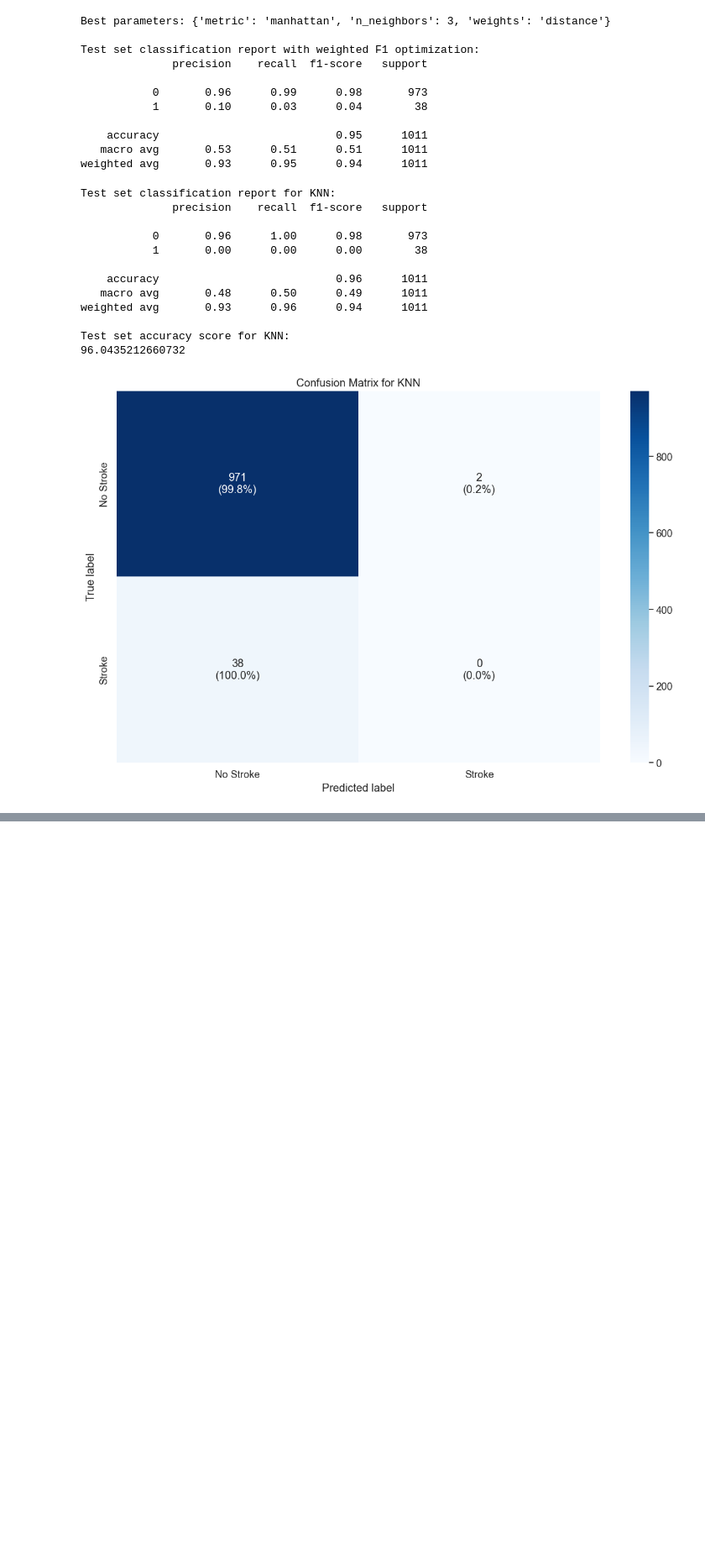
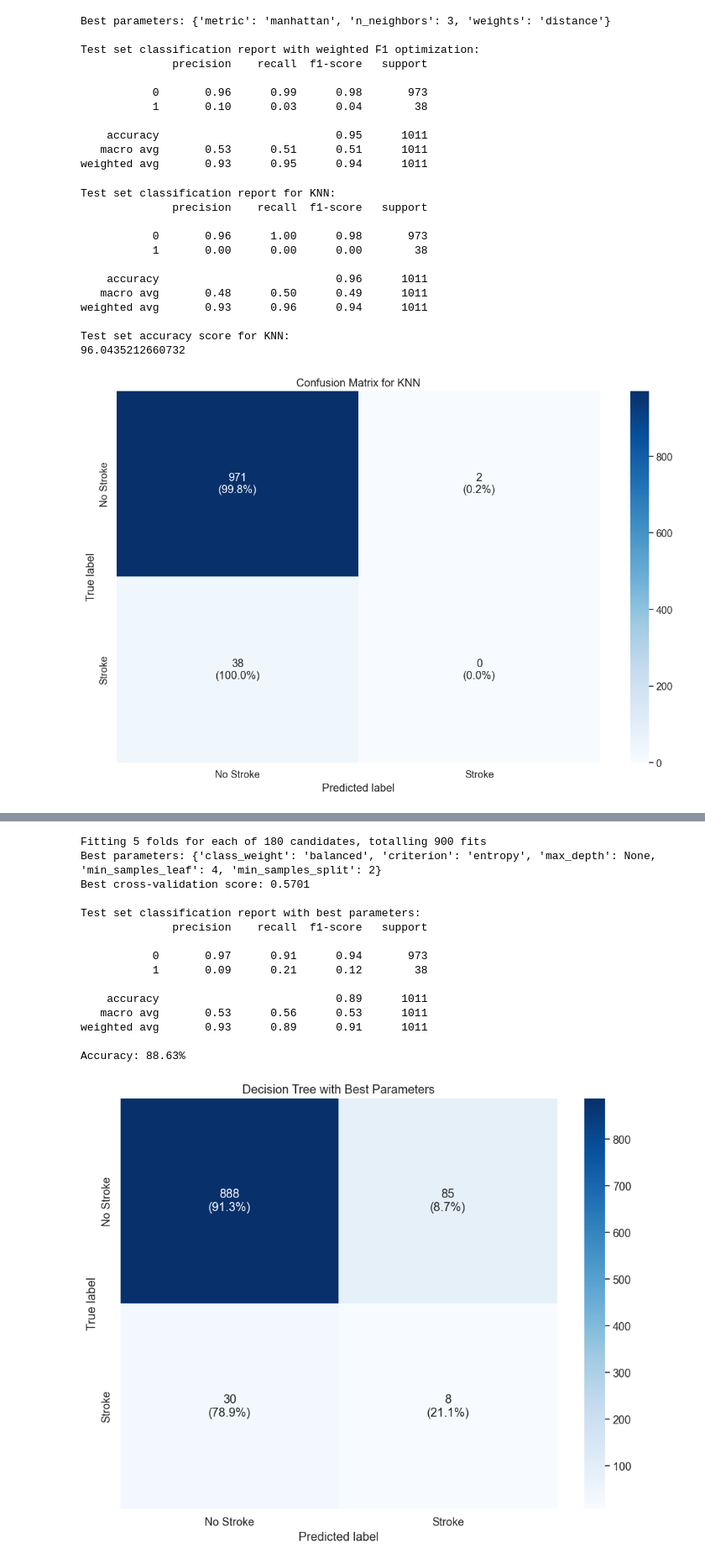
Before and after one commit to marwannour1/stroke_prediction, a Jupyter notebook: main.ipynb, the cells around one changed output, grey strips where cells are left out. Shown at 84% size. Saved outputs shown, nothing was run; the diff lists cells and outputs as text; code cells hidden in the pictures; blank space fills up the shorter version.

```diff
--- a/main.ipynb
+++ b/main.ipynb
@@ -1988,0 +2203,79 @@ Test set accuracy score for KNN:
+# %%
+#using grid search to find the best parameters for Decision Tree
+
+
+
+
+from sklearn.tree import DecisionTreeClassifier
+
+
+from sklearn.model_selection import GridSearchCV
+
+from sklearn.metrics import make_scorer, f1_score, recall_score
+
+# Define parameter grid for Decision Tree
+param_grid = {
+    'criterion': ['gini', 'entropy'],
+    'max_depth': [None, 5, 10, 15, 20],
+    'min_samples_split': [2, 5, 10],
+    'min_samples_leaf': [1, 2, 4],
+    'class_weight': ['balanced', None]
+}
+
+# Create Decision Tree classifier
+dt = DecisionTreeClassifier(random_state=42)
+# Use f1_score as scoring metric (better for imbalanced data)
+scoring = make_scorer(f1_score, average='macro')
+# Create GridSearchCV
+grid_search = GridSearchCV(
+    estimator=dt,
+    param_grid=param_grid,
+    scoring=scoring,
+    cv=5,
+    n_jobs=-1,
+    verbose=1
+)
+# Fit the grid search
+grid_search.fit(X_train_final, y_train)
+# Print best parameters
+print(f"Best parameters: {grid_search.best_params_}")
+print(f"Best cross-validation score: {grid_search.best_score_:.4f}")
+# Evaluate the best model
+best_dt = grid_search.best_estimator_
+y_pred_best = best_dt.predict(X_test_final)
+print("\nTest set classification report with best parameters:")
+print(classification_report(y_test, y_pred_best))
+print(f"Accuracy: {accuracy_score(y_test, y_pred_best) * 100:.2f}%")
+# Plot confusion matrix
+cm_best = confusion_matrix(y_test, y_pred_best)
+cm_percentage = cm_best.astype('float') / cm_best.sum(axis=1)[:, np.newaxis] * 100
+annotations = np.empty_like(cm_best, dtype=object)
+for i in range(len(cm_best)):
+    for j in range(len(cm_best[i])):
+        annotations[i, j] = f"{cm_best[i, j]}\n({cm_percentage[i, j]:.1f}%)"
+plt.figure(figsize=(10, 8))
+sns.heatmap(cm_best, annot=annotations, fmt="", cmap=plt.cm.Blues,
+            xticklabels=['No Stroke', 'Stroke'],
+            yticklabels=['No Stroke', 'Stroke'])
+plt.title('Decision Tree with Best Parameters')
+plt.xlabel('Predicted label')
+plt.ylabel('True label')
+plt.tight_layout()
+plt.show()
+# %% [output]
+Fitting 5 folds for each of 180 candidates, totalling 900 fits
+Best parameters: {'class_weight': 'balanced', 'criterion': 'entropy', 'max_depth': None, 'min_samples_leaf': 4, 'min_samples_split': 2}
+Best cross-validation score: 0.5701
+
+Test set classification report with best parameters:
+              precision    recall  f1-score   support
+
+           0       0.97      0.91      0.94       973
+           1       0.09      0.21      0.12        38
+
+    accuracy                           0.89      1011
+   macro avg       0.53      0.56      0.53      1011
+weighted avg       0.93      0.89      0.91      1011
+
+Accuracy: 88.63%
+[figure, added]
```
Also changed, not shown: parts of 9 cells of this notebook.
